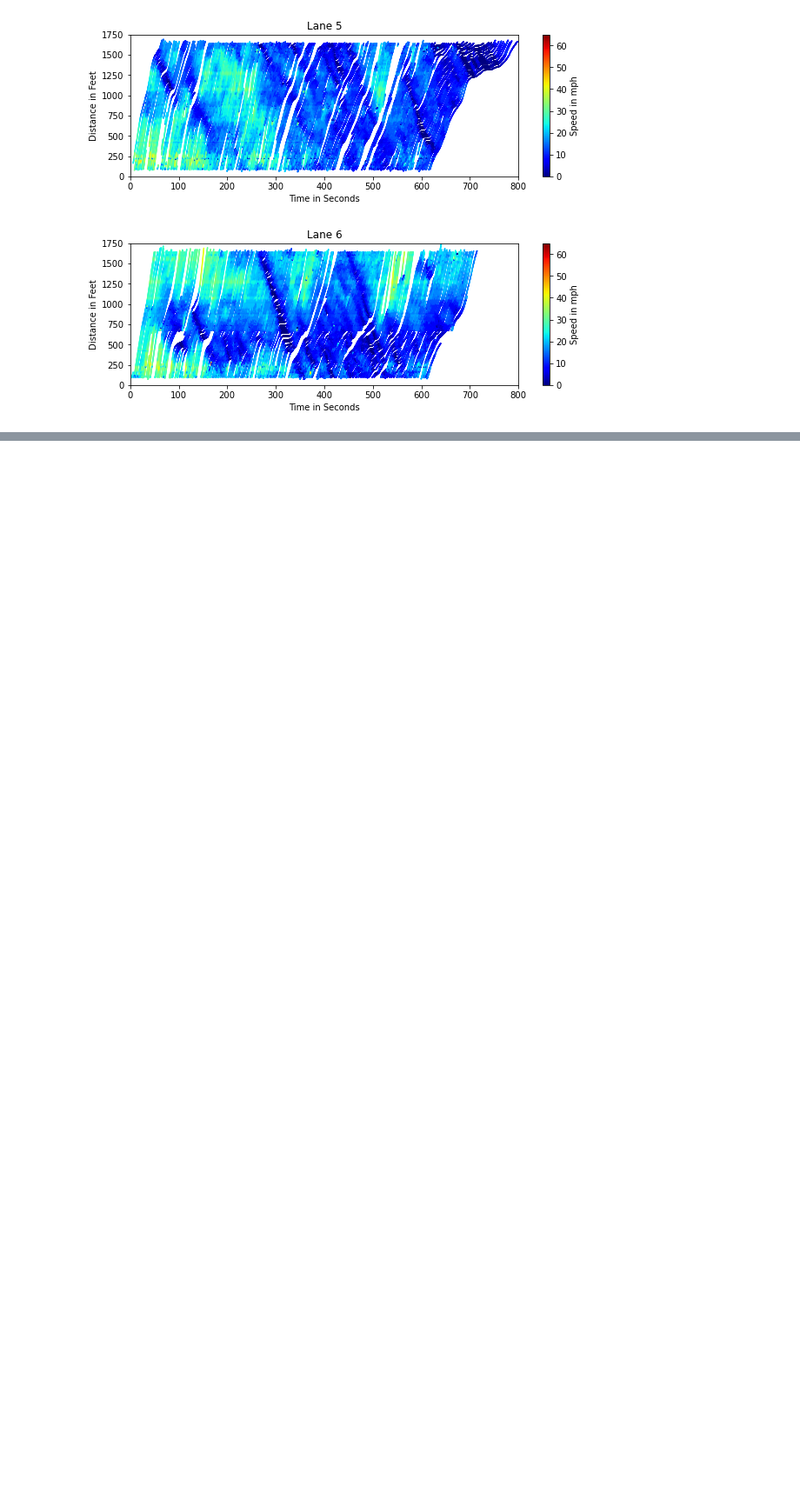
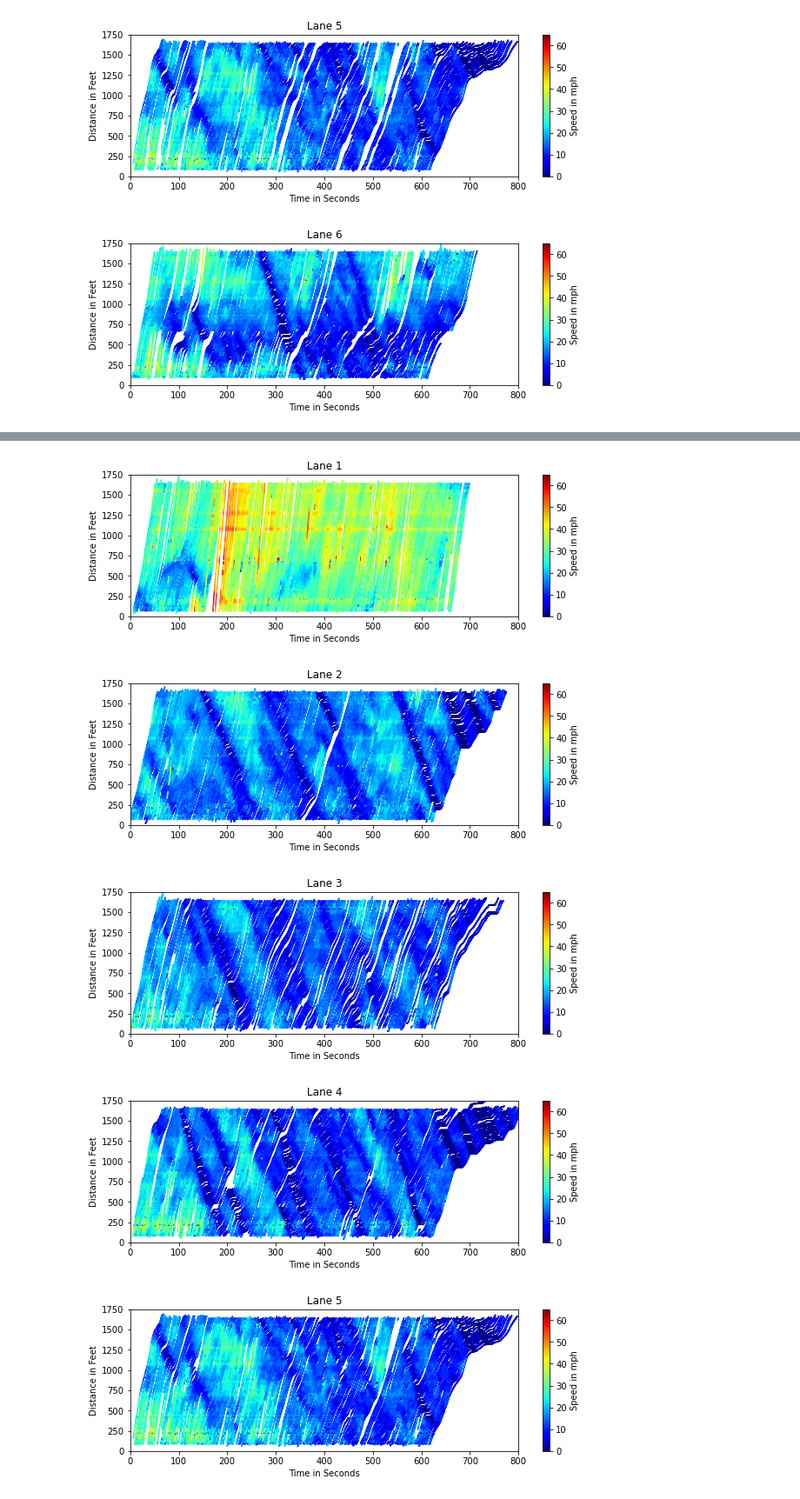
Before and after one commit to franksun688/NGSIM_Visualization, a Jupyter notebook: NGSIM_analysis.ipynb, the cells around one changed output, grey strips where cells are left out. Shown at 87% size. Saved outputs shown, nothing was run; the diff lists cells and outputs as text; code cells hidden in the pictures; blank space fills up the shorter version.

Commit message:
include all vehicle class

```diff
--- a/NGSIM_analysis.ipynb
+++ b/NGSIM_analysis.ipynb
@@ -122,0 +144,57 @@ for j in np.arange(1,7):
+# %%
+# including trucks
+
+TrajMain = Traj[(Traj["Lane_ID"]>=1)& (Traj["Lane_ID"]<=6) & ((Traj["v_Class"]==2)|(Traj["v_Class"]==3))] # select lane = 1-6, v class = auto
+
+
+for j in np.arange(1,7):
+    laneid = j
+    TrajLane = TrajMain[(TrajMain["Lane_ID"]==laneid)]
+    vehID = TrajLane.drop_duplicates(["Vehicle_ID"]).sort_values(by = "Global_Time").reset_index(drop = True)
+
+    # trajectory plot
+    # x is time in seconds
+    # y is distance in feet
+    # color is speed (mile/h)
+
+    # time is 0.1 second
+
+    plt.figure(figsize = (10,3))
+    plt.xlim(0,800)
+    plt.ylim(0,1750)
+    ymax = 0
+    i = 0
+    while i < (len(vehID)-1):
+
+        #select vehicle id
+        veh = TrajLane[TrajLane.Vehicle_ID == vehID.iloc[i,0]]
+
+        # x is time in seconds
+        x = (veh['Global_Time']-time_start)/1000
+
+        # y is distance in feet
+        y = (np.sqrt(np.square(veh['Local_Y']) + np.square(veh['Local_X']) ))
+        if max(y)>ymax:
+            ymax = max(y)
+
+        # v is speed in miles/h
+        v = veh['v_Vel']* 0.681818
+        norm = matplotlib.colors.Normalize(vmin=0, vmax=65)
+        ax = plt.scatter(x,y, marker = '.', s=1, c=v, cmap='jet', norm = norm)
+
+        i = i + 1
+
+
+    plt.xlabel('Time in Seconds')
+    plt.ylabel('Distance in Feet')
+    plt.title("Lane "+str(j))
+    plt.clim(0,65)
+    cbar = plt.colorbar()
+    cbar.set_label('Speed in mph', rotation=90)
+    plt.show()
+# %% [output]
+[figure, added]
+[figure, added]
+[figure, added]
+[figure, added]
+[figure, added]
```
Also changed, not shown: parts of 8 cells of this notebook.
